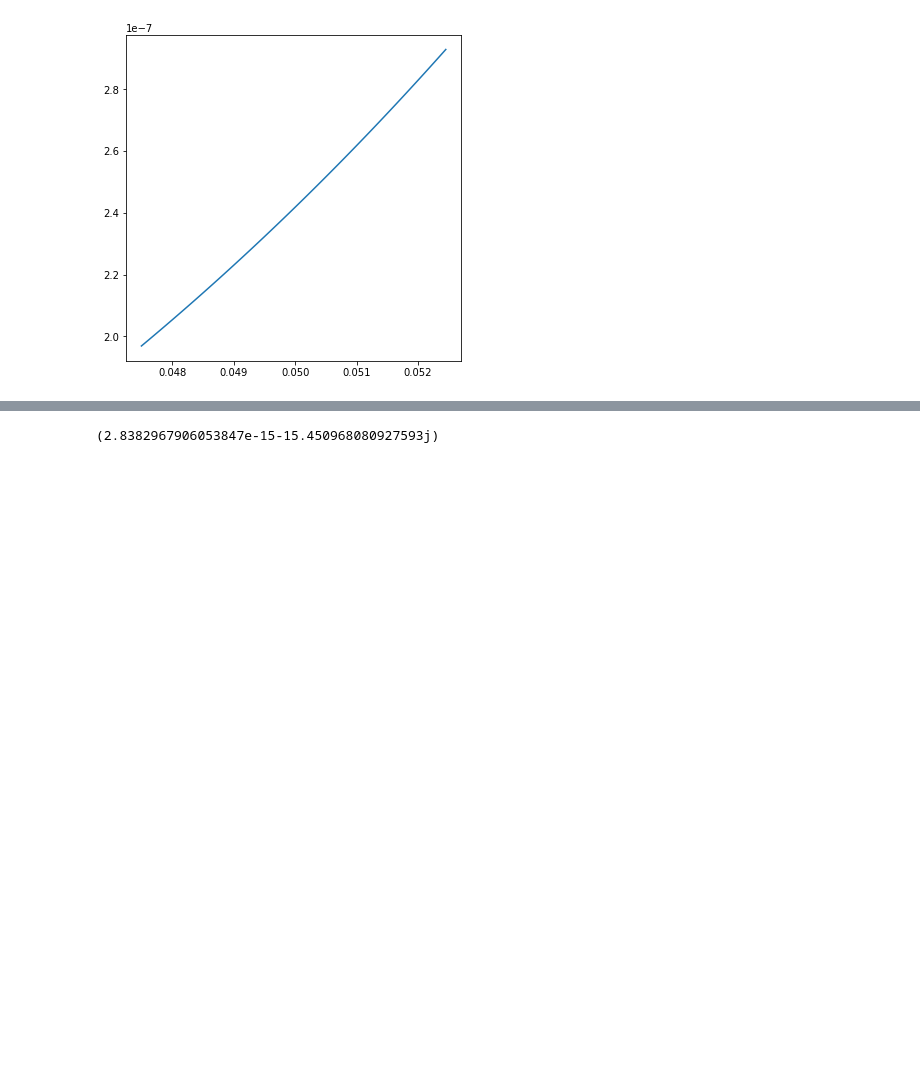
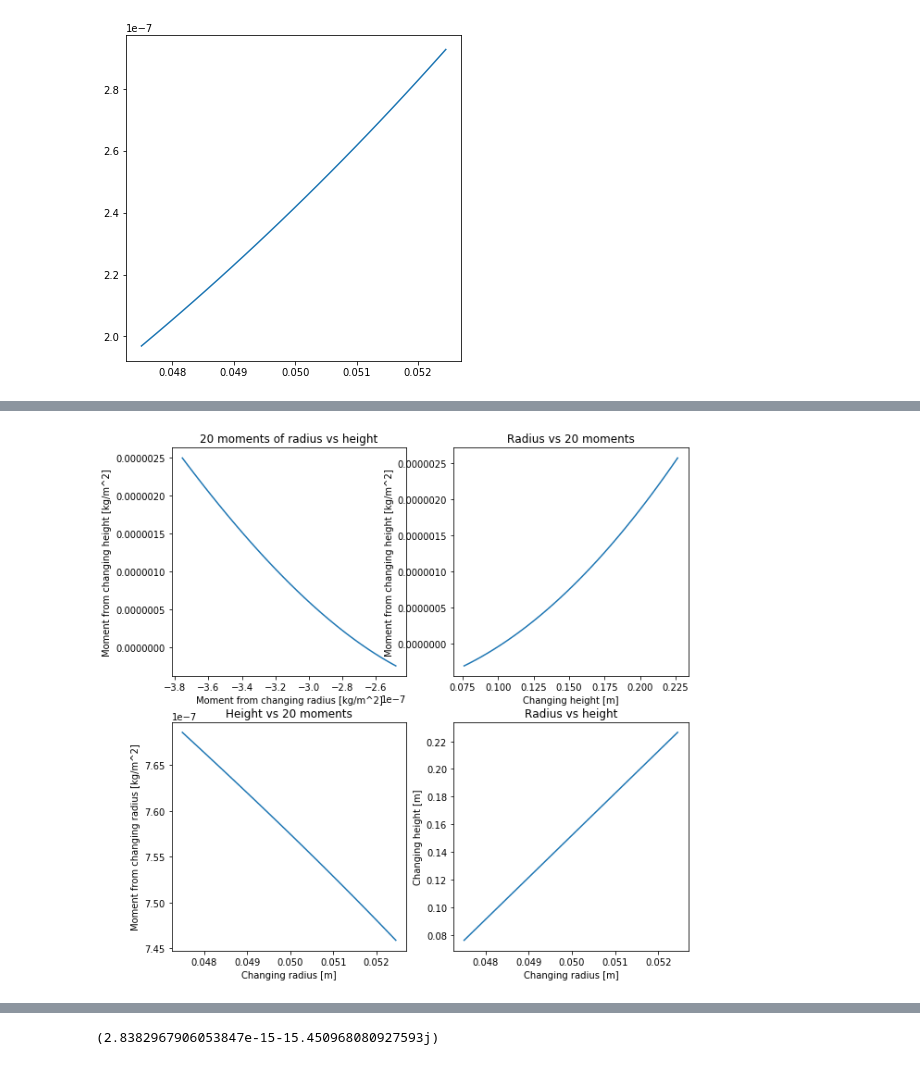
Before and after one commit to JoeyTurn/grav_physics, a Jupyter notebook: GravMomentCalculations.ipynb, the cells around one changed output, grey strips where cells are left out. Cells and saved outputs as stored; diff of their text form; code cells hidden in the pictures; blank space fills up the shorter version.

```diff
--- a/GravMomentCalculations.ipynb
+++ b/GravMomentCalculations.ipynb
@@ -237,2 +259,35 @@ print(slope)
 [-1.25763254e+07+2.78524356e-08j  7.13450217e+00-7.50768281e-15j
  -4.81777060e-07+4.50905137e-22j]
+# %%
+#momentcompinc[1][1][2][3] #momentcompinc[rad][height][2 = 2nd moment][2 = 20, 3 = 21, 4 = 22]
+
+#defines lists for the moments of 20, 21, and 22; can be used in same way as momentinc was in previous cell
+momentcomp20 = [[momentcompinc[j][i][2][2] for i in range(ran)] for j in range(ran)]
+momentcomp21 = [[momentcompinc[j][i][2][3] for i in range(ran)] for j in range(ran)]
+momentcomp22 = [[momentcompinc[j][i][2][4] for i in range(ran)] for j in range(ran)]
+# %%
+#looking at relation between varying height and radius for 20 moments
+
+moment20arr = np.array(momentcomp20) #[j, :] is for changing height with rad j, [:, i] is for changing radius with height i
+
+fig, axs = plt.subplots(2, 2, figsize=(10, 10))
+axs[0, 0].plot(moment20arr[:, 0], moment20arr[0, :]) #plot of moment from changing radius vs moment from changing height
+axs[0, 0].set_title("20 moments of radius vs height")
+axs[0, 0].set_xlabel('Moment from changing radius [kg/m^2]')
+axs[0, 0].set_ylabel('Moment from changing height [kg/m^2]')
+axs[0, 1].plot(HEIGHTINC, moment20arr[49, :]) #height changing plot
+axs[0, 1].set_title("Radius vs 20 moments")
+axs[0, 1].set_xlabel('Changing height [m]')
+axs[0, 1].set_ylabel('Moment from changing height [kg/m^2]')
+axs[1, 0].plot(OUTERRADINC, moment20arr[:, 49]) #radius changing plot
+axs[1, 0].set_title("Height vs 20 moments")
+axs[1, 0].set_xlabel('Changing radius [m]')
+axs[1, 0].set_ylabel('Moment from changing radius [kg/m^2]')
+axs[1, 1].plot(OUTERRADINC, HEIGHTINC) #checking radius vs height
+axs[1, 1].set_title("Radius vs height")
+axs[1, 1].set_xlabel('Changing radius [m]')
+axs[1, 1].set_ylabel('Changing height [m]')
+
+plt.show()
+# %% [output]
+[figure, added]
```
Also changed, not shown: parts of 5 cells of this notebook.
